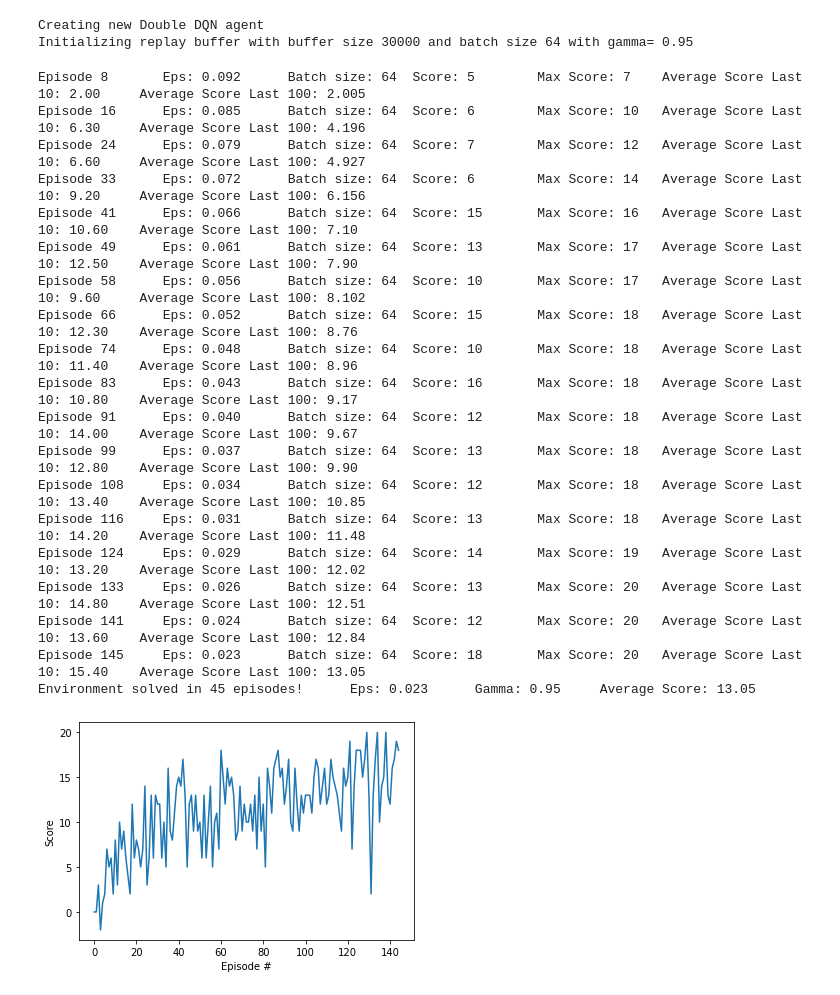
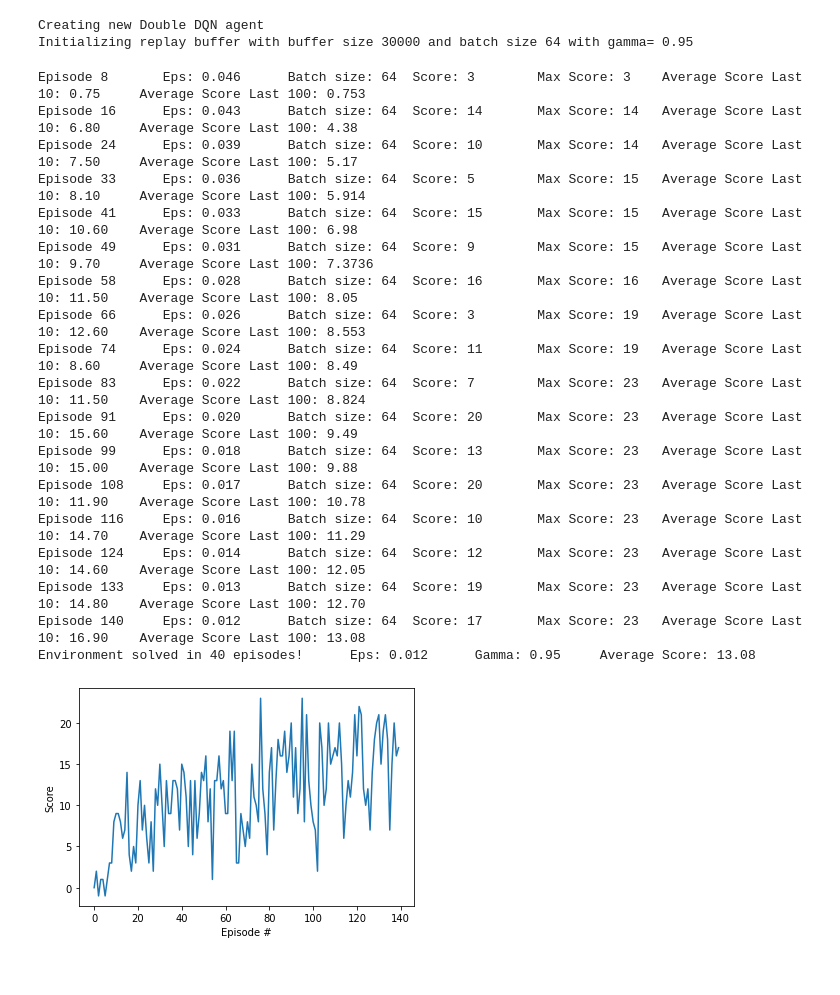
Before and after one commit to aaholmes/navigation, a Jupyter notebook: Navigation_Double.ipynb, the cells around one changed output. Saved outputs shown, nothing was run; the diff lists cells and outputs as text; code cells hidden in the pictures.

Commit message:
Change eps schedule for double-DQN; solves in 40 episodes

```diff
--- a/Navigation_Double.ipynb
+++ b/Navigation_Double.ipynb
@@ -109,7 +109,7 @@ agent = Agent(state_size=state_size, action_size=action_size, seed=0, ddqn=True)
 Creating new Double DQN agent
 Initializing replay buffer with buffer size 30000 and batch size 64 with gamma= 0.95
 # %%
-def dqn(n_episodes=500, max_t=310, eps_start=0.1, eps_end=0.01, eps_decay=0.99, update_target_every=2500, update_batch_every=50000):
+def dqn(n_episodes=500, max_t=310, eps_start=0.05, eps_end=0.01, eps_decay=0.99, update_target_every=2500, update_batch_every=50000):
     """Deep Q-Learning.
 
     Params
@@ -148,50 +148,49 @@ def dqn(n_episodes=500, max_t=310, eps_start=0.1, eps_end=0.01, eps_decay=0.99,
                     print("\t")
             if done:
                 break
         scores_window.append(score)       # save most recent score
         scores_window_10.append(score)       # save most recent score
         scores.append(score)              # save most recent score
         max_score = max(score, max_score)
         eps = max(eps_end, eps_decay*eps) # decrease epsilon
         print('\rEpisode {}\tEps: {:.3f}\tBatch size: {:d}\tScore: {:d}\tMax Score: {:d}\tAverage Score Last 10: {:.2f}\tAverage Score Last 100: {:.2f}'.format(i_episode, eps, agent.batch_size, int(score), int(max_score), np.mean(scores_window_10), np.mean(scores_window)), end="")
         if np.mean(scores_window)>=13.0:
             print('\nEnvironment solved in {:d} episodes!\tEps: {:.3f}\tGamma: {:.2f}\tAverage Score: {:.2f}'.format(i_episode-100, eps, agent.gamma, np.mean(scores_window)))
             if not agent.ddqn:
                 torch.save(agent.qnetwork_local.state_dict(), 'checkpoint.pth')
             else:
                 torch.save(agent.qnetwork1.state_dict(), 'checkpoint_Q1.pth')
                 torch.save(agent.qnetwork2.state_dict(), 'checkpoint_Q2.pth')
             break
     return scores
 
 scores = dqn()
 
 # plot the scores
 fig = plt.figure()
 ax = fig.add_subplot(111)
 plt.plot(np.arange(len(scores)), scores)
 plt.ylabel('Score')
 plt.xlabel('Episode #')
 plt.show()
 # 18 min for 500 episodes
 # %% [output]
-Episode 8       Eps: 0.092      Batch size: 64  Score: 5        Max Score: 7    Average Score Last 10: 2.00     Average Score Last 100: 2.005
-Episode 16      Eps: 0.085      Batch size: 64  Score: 6        Max Score: 10   Average Score Last 10: 6.30     Average Score Last 100: 4.196
-Episode 24      Eps: 0.079      Batch size: 64  Score: 7        Max Score: 12   Average Score Last 10: 6.60     Average Score Last 100: 4.927
-Episode 33      Eps: 0.072      Batch size: 64  Score: 6        Max Score: 14   Average Score Last 10: 9.20     Average Score Last 100: 6.156
-Episode 41      Eps: 0.066      Batch size: 64  Score: 15       Max Score: 16   Average Score Last 10: 10.60    Average Score Last 100: 7.10
-Episode 49      Eps: 0.061      Batch size: 64  Score: 13       Max Score: 17   Average Score Last 10: 12.50    Average Score Last 100: 7.90
-Episode 58      Eps: 0.056      Batch size: 64  Score: 10       Max Score: 17   Average Score Last 10: 9.60     Average Score Last 100: 8.102
-Episode 66      Eps: 0.052      Batch size: 64  Score: 15       Max Score: 18   Average Score Last 10: 12.30    Average Score Last 100: 8.76
-Episode 74      Eps: 0.048      Batch size: 64  Score: 10       Max Score: 18   Average Score Last 10: 11.40    Average Score Last 100: 8.96
-Episode 83      Eps: 0.043      Batch size: 64  Score: 16       Max Score: 18   Average Score Last 10: 10.80    Average Score Last 100: 9.17
-Episode 91      Eps: 0.040      Batch size: 64  Score: 12       Max Score: 18   Average Score Last 10: 14.00    Average Score Last 100: 9.67
-Episode 99      Eps: 0.037      Batch size: 64  Score: 13       Max Score: 18   Average Score Last 10: 12.80    Average Score Last 100: 9.90
-Episode 108     Eps: 0.034      Batch size: 64  Score: 12       Max Score: 18   Average Score Last 10: 13.40    Average Score Last 100: 10.85
-Episode 116     Eps: 0.031      Batch size: 64  Score: 13       Max Score: 18   Average Score Last 10: 14.20    Average Score Last 100: 11.48
-Episode 124     Eps: 0.029      Batch size: 64  Score: 14       Max Score: 19   Average Score Last 10: 13.20    Average Score Last 100: 12.02
-Episode 133     Eps: 0.026      Batch size: 64  Score: 13       Max Score: 20   Average Score Last 10: 14.80    Average Score Last 100: 12.51
-Episode 141     Eps: 0.024      Batch size: 64  Score: 12       Max Score: 20   Average Score Last 10: 13.60    Average Score Last 100: 12.84
-Episode 145     Eps: 0.023      Batch size: 64  Score: 18       Max Score: 20   Average Score Last 10: 15.40    Average Score Last 100: 13.05
-Environment solved in 45 episodes!      Eps: 0.023      Gamma: 0.95     Average Score: 13.05
+Episode 8       Eps: 0.046      Batch size: 64  Score: 3        Max Score: 3    Average Score Last 10: 0.75     Average Score Last 100: 0.753
+Episode 16      Eps: 0.043      Batch size: 64  Score: 14       Max Score: 14   Average Score Last 10: 6.80     Average Score Last 100: 4.38
+Episode 24      Eps: 0.039      Batch size: 64  Score: 10       Max Score: 14   Average Score Last 10: 7.50     Average Score Last 100: 5.17
+Episode 33      Eps: 0.036      Batch size: 64  Score: 5        Max Score: 15   Average Score Last 10: 8.10     Average Score Last 100: 5.914
+Episode 41      Eps: 0.033      Batch size: 64  Score: 15       Max Score: 15   Average Score Last 10: 10.60    Average Score Last 100: 6.98
+Episode 49      Eps: 0.031      Batch size: 64  Score: 9        Max Score: 15   Average Score Last 10: 9.70     Average Score Last 100: 7.3736
+Episode 58      Eps: 0.028      Batch size: 64  Score: 16       Max Score: 16   Average Score Last 10: 11.50    Average Score Last 100: 8.05
+Episode 66      Eps: 0.026      Batch size: 64  Score: 3        Max Score: 19   Average Score Last 10: 12.60    Average Score Last 100: 8.553
+Episode 74      Eps: 0.024      Batch size: 64  Score: 11       Max Score: 19   Average Score Last 10: 8.60     Average Score Last 100: 8.49
+Episode 83      Eps: 0.022      Batch size: 64  Score: 7        Max Score: 23   Average Score Last 10: 11.50    Average Score Last 100: 8.824
+Episode 91      Eps: 0.020      Batch size: 64  Score: 20       Max Score: 23   Average Score Last 10: 15.60    Average Score Last 100: 9.49
+Episode 99      Eps: 0.018      Batch size: 64  Score: 13       Max Score: 23   Average Score Last 10: 15.00    Average Score Last 100: 9.88
+Episode 108     Eps: 0.017      Batch size: 64  Score: 20       Max Score: 23   Average Score Last 10: 11.90    Average Score Last 100: 10.78
+Episode 116     Eps: 0.016      Batch size: 64  Score: 10       Max Score: 23   Average Score Last 10: 14.70    Average Score Last 100: 11.29
+Episode 124     Eps: 0.014      Batch size: 64  Score: 12       Max Score: 23   Average Score Last 10: 14.60    Average Score Last 100: 12.05
+Episode 133     Eps: 0.013      Batch size: 64  Score: 19       Max Score: 23   Average Score Last 10: 14.80    Average Score Last 100: 12.70
+Episode 140     Eps: 0.012      Batch size: 64  Score: 17       Max Score: 23   Average Score Last 10: 16.90    Average Score Last 100: 13.08
+Environment solved in 40 episodes!      Eps: 0.012      Gamma: 0.95     Average Score: 13.08
-[figure, old version]
+[figure, new version]
```
